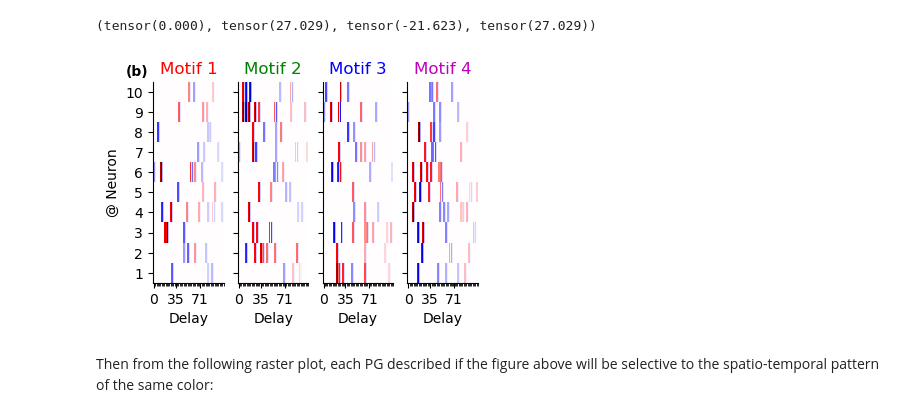
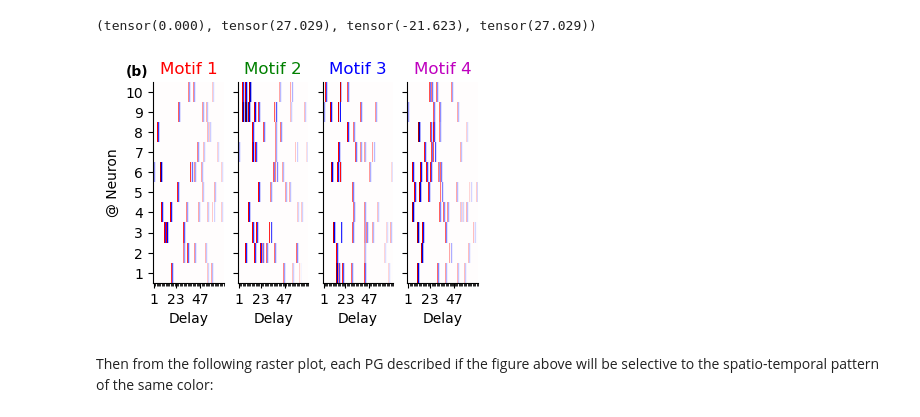
Before and after one commit to SpikeAI/TemporallyHeterogeneousConnections, a Jupyter notebook: dev/2022-11-30_ABCD_BiolCyb.ipynb, the cells around one changed output. Drawn from its saved outputs; the diff is of its cells as text; code cells hidden in the pictures.

```diff
--- a/dev/2022-11-30_ABCD_BiolCyb.ipynb
+++ b/dev/2022-11-30_ABCD_BiolCyb.ipynb
@@ -11,7 +11,7 @@ datetag
 # %% [output]
 '2022-11-30'
 # %%
-datetag = '2022-11-24'
+datetag = '2022-11-30'
 # %% [markdown]
 # Un/Supervised learning of Temporally Heterogeneous Connections in spiking neurons
 # %% [markdown]
@@ -73,10 +73,10 @@ from dataclasses import dataclass, asdict, field
 @dataclass
 class Params:
     datetag: str = datetag
-    N_pre: int = 144 # number of presynaptic inputs
+    N_pre: int = 128 # number of presynaptic inputs
     N_PG_time: int = 71 # number of timesteps in PG, must be a odd number for convolutions
-    N_PGs: int = 35 # number of polychronous groups
-    E_PG: float = 4. # excitability range of PGs
+    N_PGs: int = 144 # number of polychronous groups
+    E_PG: float = 14. # excitability range of PGs
     p_PG: float = .005 # ratio of non-zero coefficients in PGs
     tau_decay: float = .4 # time constant for the decay of the PG enveloppe
     tau_rise: float = .05 # time constant for the rise of the PG enveloppe
@@ -318,10 +318,10 @@ class ABCD:
             for side in ['top', 'right']: ax.spines[side].set_visible(False)
             #ax.set_xticks([0, self.opt.N_PG_time//2, self.opt.N_PG_time-1])
             ax.set_xticks([1, self.opt.N_PG_time//3, (self.opt.N_PG_time*2)//3])
+            # ax.set_xticklabels([0, (self.opt.N_PG_time//2), (self.opt.N_PG_time)])
             ax.xaxis.set_minor_locator(matplotlib.ticker.AutoMinorLocator(self.opt.N_PG_time//4))
             #ax.xaxis.set_minor_locator(AutoMinorLocator(4))
             #ax.set_xticklabels([-(self.opt.N_PG_time//2), 0, self.opt.N_PG_time//2])
-            ax.set_xticklabels([0, (self.opt.N_PG_time//2), (self.opt.N_PG_time)])
             # ax.grid(True, axis='y', linestyle='-', lw=1)
             # ax.grid(True, axis='x', which='both', linestyle='-', lw=.1)
 
@@ -508,12 +514,12 @@ PG.mean(), PG.abs().max(), PG.min(), PG.max()
 (tensor(0.000), tensor(27.029), tensor(-21.623), tensor(27.029))
 # %%
 shift = -0.05
-fig, axs = env_fig1.plot_PG(PG, colors=colors, figsize=figsize, subplotpars=subplotpars_fig1)
+fig, axs = env_fig1.plot_PG(PG, colors=colors, subplotpars=subplotpars_fig1)
 fig.text(shift, 1.05,'(b)', horizontalalignment='center', verticalalignment='center', weight='bold')
 if not figpath is None: printfig(fig, 'THC_1b')
 plt.show()
 # %% [output]
-[figure, old version]
+[figure, new version]
 # %% [markdown]
 Then from the following raster plot, each PG described if the figure above will be selective to the spatio-temporal pattern of the same color:
 # %%
```
Also changed, not shown: parts of 32 cells of this notebook.
